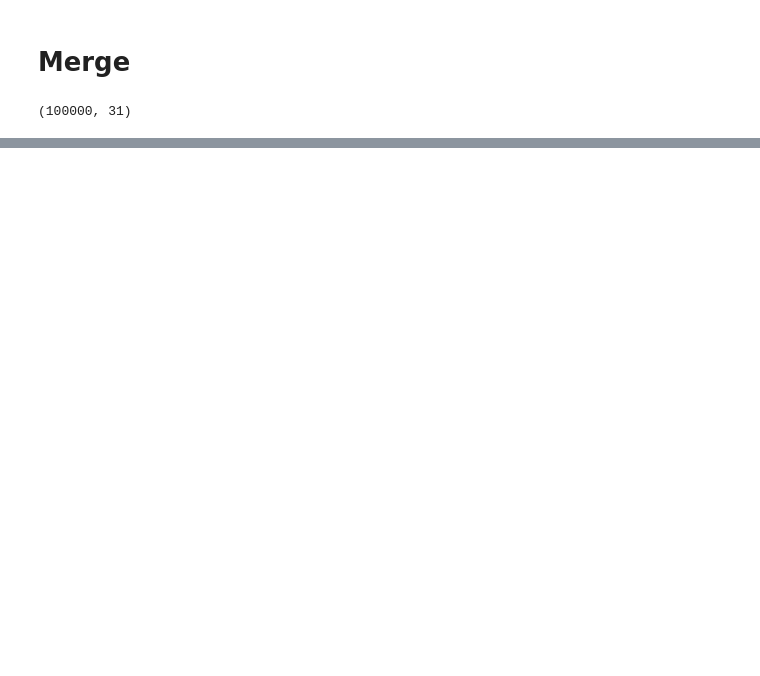
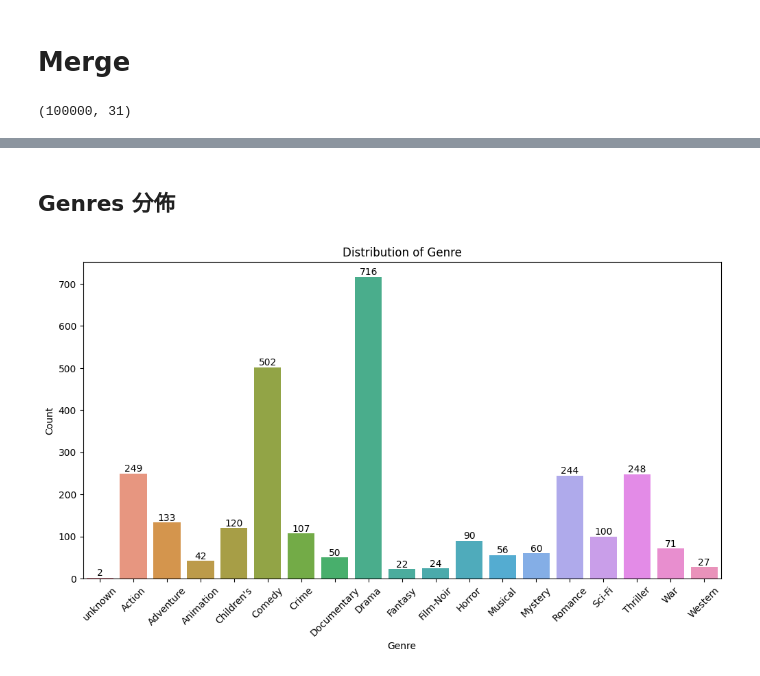
Before and after one commit to DrDAN6770/Recommender-System, a Jupyter notebook: RS.ipynb, the cells around one changed output, grey strips where cells are left out. Saved outputs shown, nothing was run; the diff lists cells and outputs as text; code cells hidden in the pictures; blank space fills up the shorter version.

```diff
--- a/RS.ipynb
+++ b/RS.ipynb
@@ -111,0 +137,24 @@ df.head()
+# %% [markdown]
+## Genres 分佈
+# %%
+# 電影類別數量 分佈
+genres = df_clean.columns[10:]
+genres_count = {}
+for g in genres:
+    genres_count[g] = df_clean.groupby('movie_title')[g].max().sum()
+genre_df = pd.DataFrame(genres_count.items(), columns=['Genre', 'Count'])
+
+# 繪圖
+plt.figure(figsize=(12, 6))
+ax = sns.barplot(x='Genre', y = 'Count', data=genre_df)
+for p in ax.patches:
+    ax.annotate(f'{int(p.get_height())}', (p.get_x() + p.get_width() / 2., p.get_height()),
+                ha='center', va='center', fontsize=10, xytext=(0, 5),
+                textcoords='offset points')
+plt.title(f'Distribution of Genre')
+plt.xlabel('Genre')
+plt.ylabel('Count')
+plt.xticks(rotation=45)
+plt.show()
+# %% [output]
+[figure, added]
```
Also changed, not shown: parts of 21 cells of this notebook, 1 other file.
